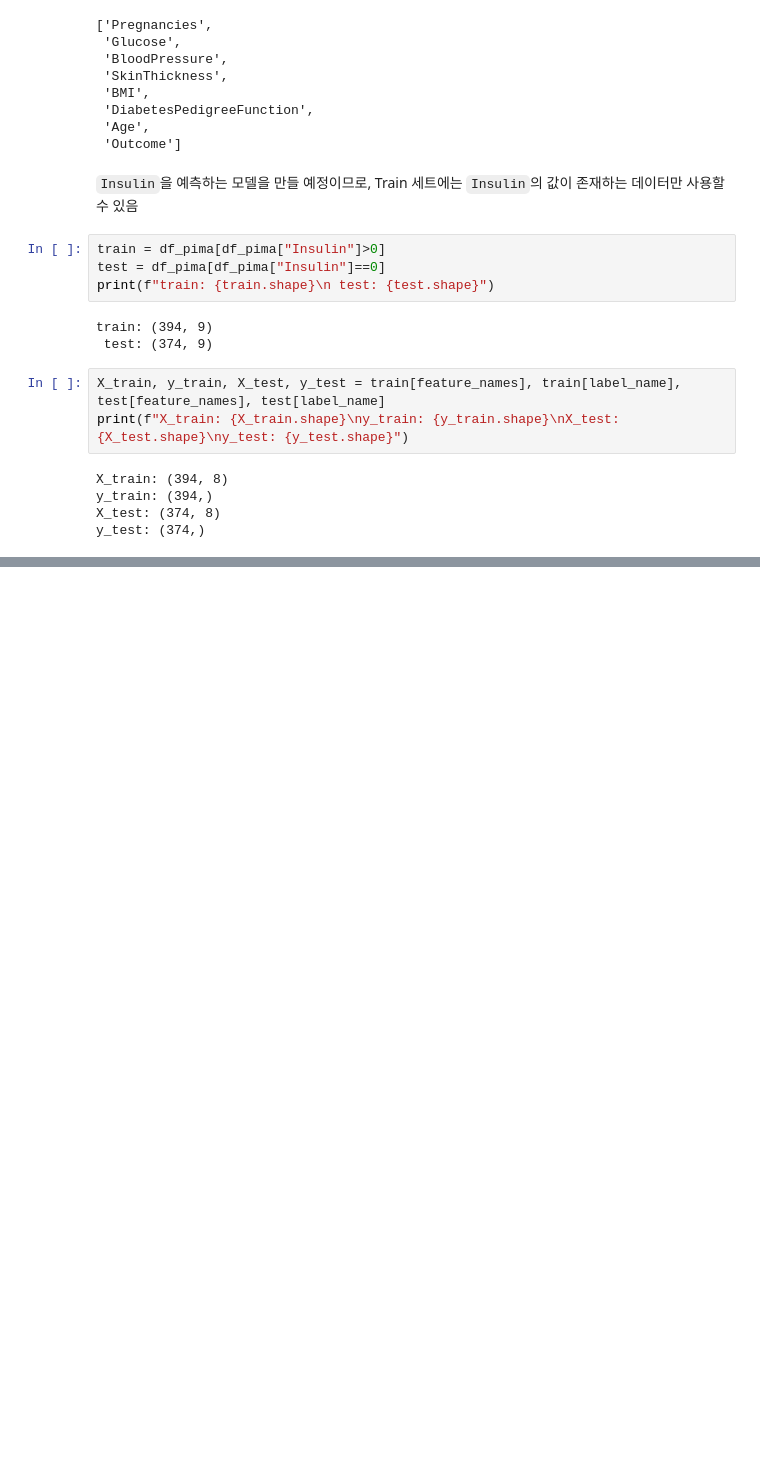
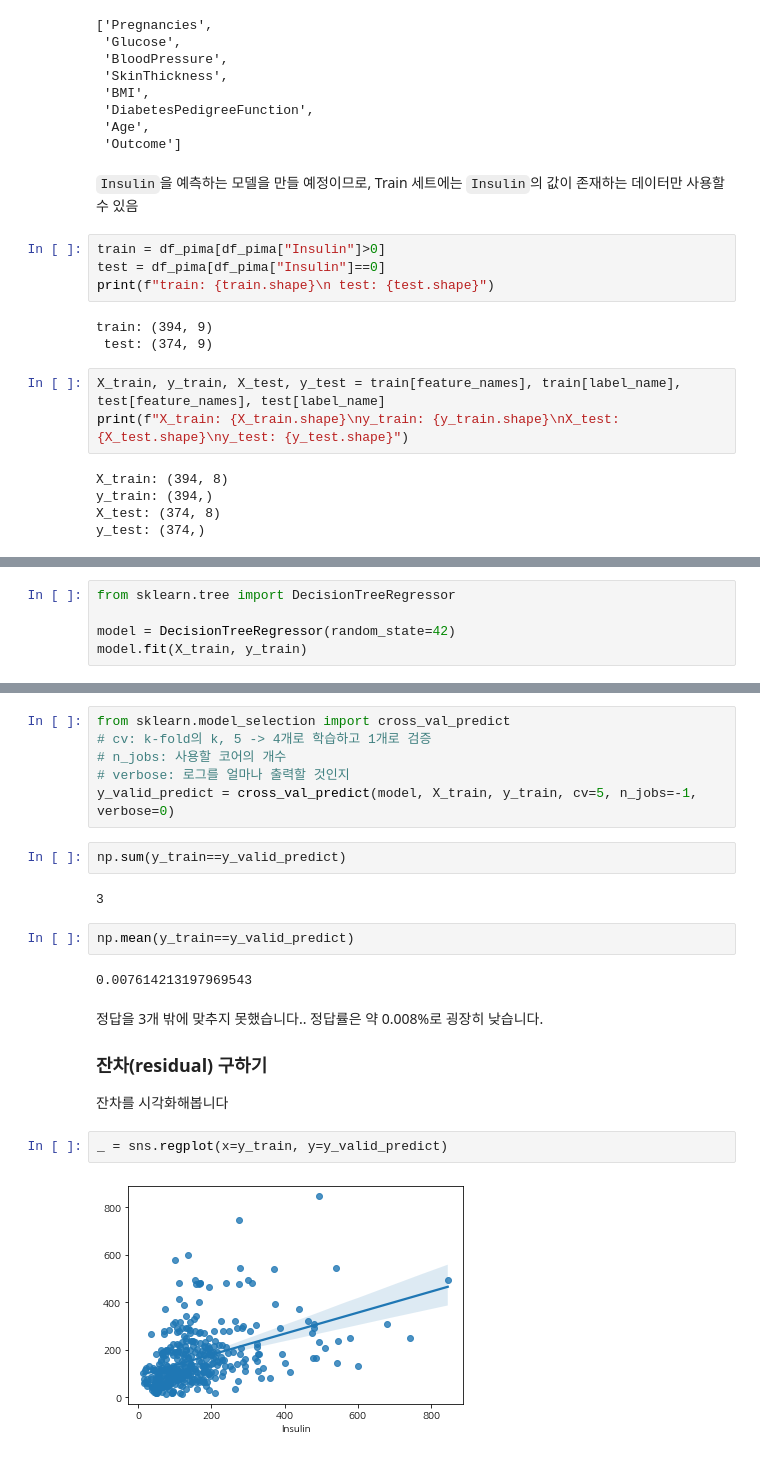
Before and after one commit to nuyhc/Struggles, a Jupyter notebook: Pima Indians Diabetes/pima_indians_diabetes_regression.ipynb, the cells around one changed output, grey strips where cells are left out. Drawn from its saved outputs; the diff is of its cells as text; blank space fills up the shorter version.

Commit message:
tree regression

```diff
--- a/Pima Indians Diabetes/pima_indians_diabetes_regression.ipynb
+++ b/Pima Indians Diabetes/pima_indians_diabetes_regression.ipynb
@@ -60,0 +69,5 @@ y_test: (374,)
+# %%
+from sklearn.tree import DecisionTreeRegressor
+
+model = DecisionTreeRegressor(random_state=42)
+model.fit(X_train, y_train)
@@ -60,0 +94,23 @@ y_test: (374,)
+# %%
+from sklearn.model_selection import cross_val_predict
+# cv: k-fold의 k, 5 -> 4개로 학습하고 1개로 검증
+# n_jobs: 사용할 코어의 개수
+# verbose: 로그를 얼마나 출력할 것인지
+y_valid_predict = cross_val_predict(model, X_train, y_train, cv=5, n_jobs=-1, verbose=0)
+# %%
+np.sum(y_train==y_valid_predict)
+# %% [output]
+3
+# %%
+np.mean(y_train==y_valid_predict)
+# %% [output]
+0.007614213197969543
+# %% [markdown]
+정답을 3개 밖에 맞추지 못했습니다..  정답률은 약 0.008%로 굉장히 낮습니다.
+
+### 잔차(residual) 구하기
+잔차를 시각화해봅니다
+# %%
+_ = sns.regplot(x=y_train, y=y_valid_predict)
+# %% [output]
+[figure, added]
```
Also changed, not shown: parts of 33 cells of this notebook.
